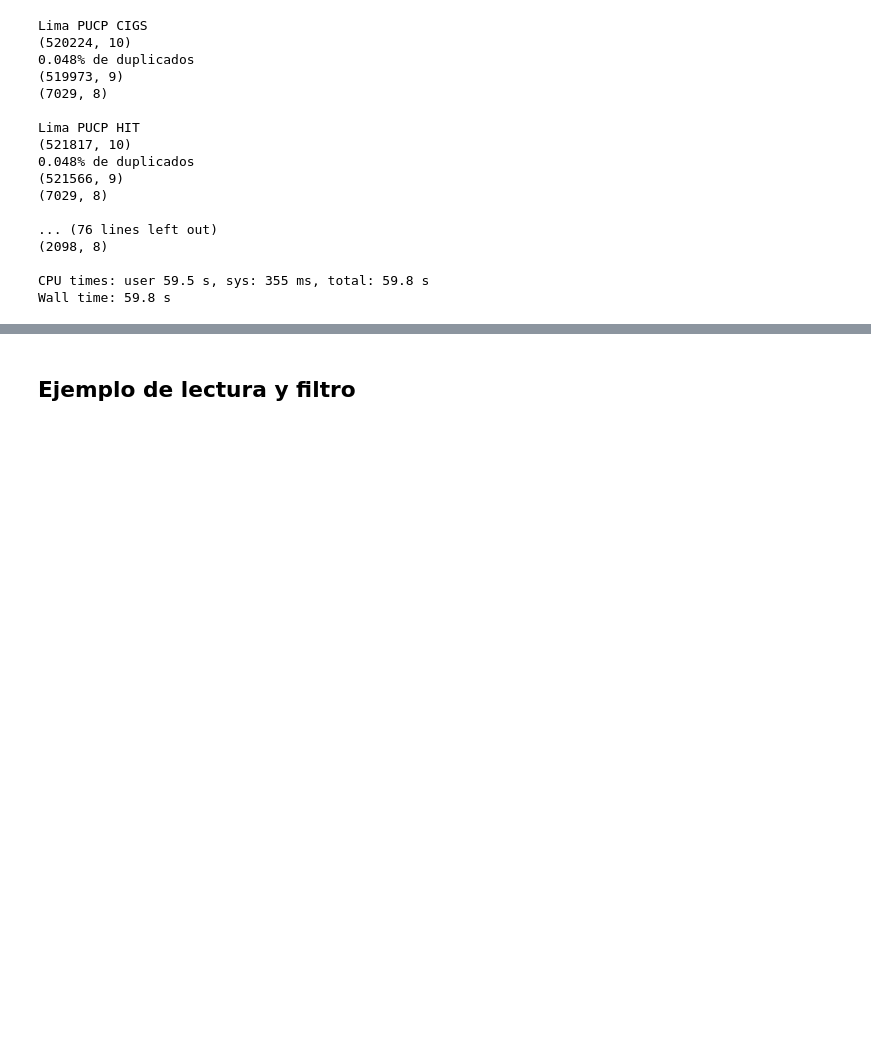
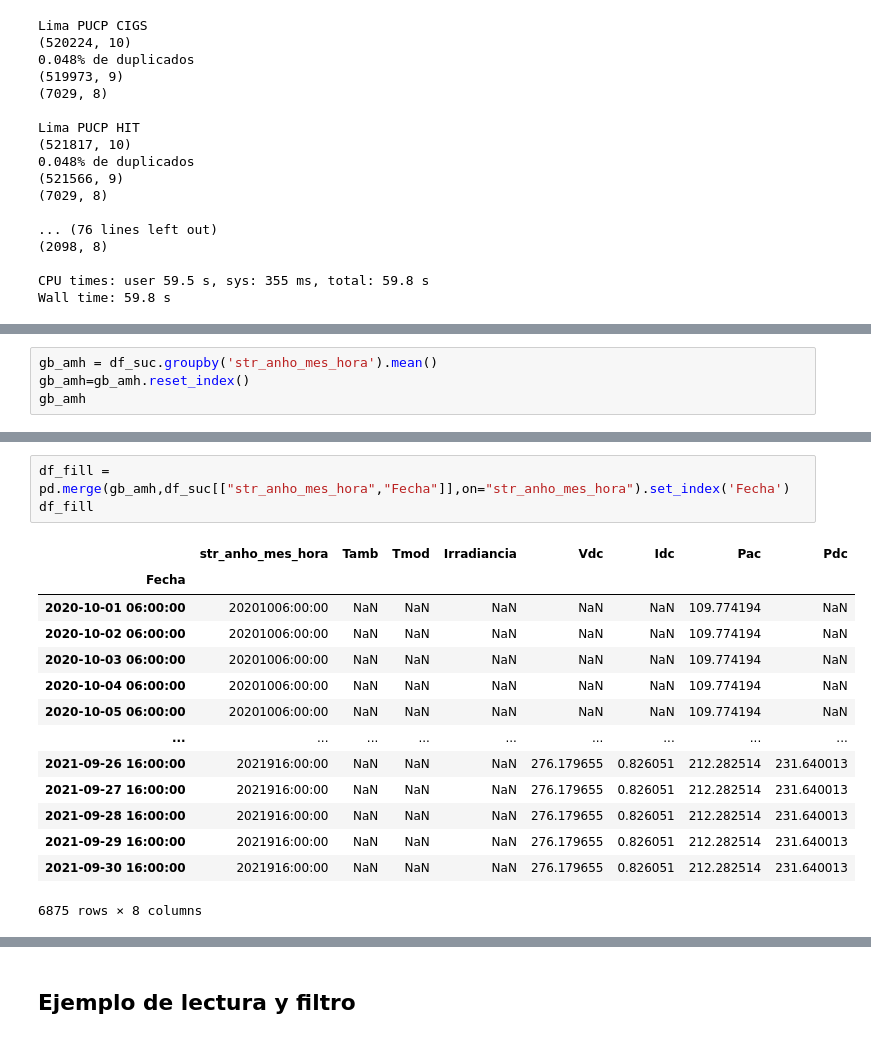
Before and after one commit to Leinadh/PV-Forecasting, a Jupyter notebook: preprocesamiento_final.ipynb, the cells around one changed output, grey strips where cells are left out. Drawn from its saved outputs; the diff is of its cells as text; blank space fills up the shorter version.

```diff
--- a/preprocesamiento_final.ipynb
+++ b/preprocesamiento_final.ipynb
@@ -89,0 +161,4 @@ pd.read_csv(data_path_output+'Arequipa_UNSA_CIGS_agg_day_hour.csv')
+# %%
+gb_amh = df_suc.groupby('str_anho_mes_hora').mean()
+gb_amh=gb_amh.reset_index()
+gb_amh
@@ -89,0 +179,18 @@ pd.read_csv(data_path_output+'Arequipa_UNSA_CIGS_agg_day_hour.csv')
+# %%
+df_fill = pd.merge(gb_amh,df_suc[["str_anho_mes_hora","Fecha"]],on="str_anho_mes_hora").set_index('Fecha')
+df_fill
+# %% [output]
+|  | str_anho_mes_hora | Tamb | Tmod | Irradiancia | Vdc | Idc | Pac | Pdc |
+| Fecha |  |  |  |  |  |  |  |  |
+| 2020-10-01 06:00:00 | 20201006:00:00 | NaN | NaN | NaN | NaN | NaN | 109.774194 | NaN |
+| 2020-10-02 06:00:00 | 20201006:00:00 | NaN | NaN | NaN | NaN | NaN | 109.774194 | NaN |
+| 2020-10-03 06:00:00 | 20201006:00:00 | NaN | NaN | NaN | NaN | NaN | 109.774194 | NaN |
+| 2020-10-04 06:00:00 | 20201006:00:00 | NaN | NaN | NaN | NaN | NaN | 109.774194 | NaN |
+| 2020-10-05 06:00:00 | 20201006:00:00 | NaN | NaN | NaN | NaN | NaN | 109.774194 | NaN |
+| ... | ... | ... | ... | ... | ... | ... | ... | ... |
+| 2021-09-26 16:00:00 | 2021916:00:00 | NaN | NaN | NaN | 276.179655 | 0.826051 | 212.282514 | 231.640013 |
+| 2021-09-27 16:00:00 | 2021916:00:00 | NaN | NaN | NaN | 276.179655 | 0.826051 | 212.282514 | 231.640013 |
+| 2021-09-28 16:00:00 | 2021916:00:00 | NaN | NaN | NaN | 276.179655 | 0.826051 | 212.282514 | 231.640013 |
+| 2021-09-29 16:00:00 | 2021916:00:00 | NaN | NaN | NaN | 276.179655 | 0.826051 | 212.282514 | 231.640013 |
+| 2021-09-30 16:00:00 | 2021916:00:00 | NaN | NaN | NaN | 276.179655 | 0.826051 | 212.282514 | 231.640013 |
+6875 rows × 8 columns
```
Also changed, not shown: parts of 20 cells of this notebook.
